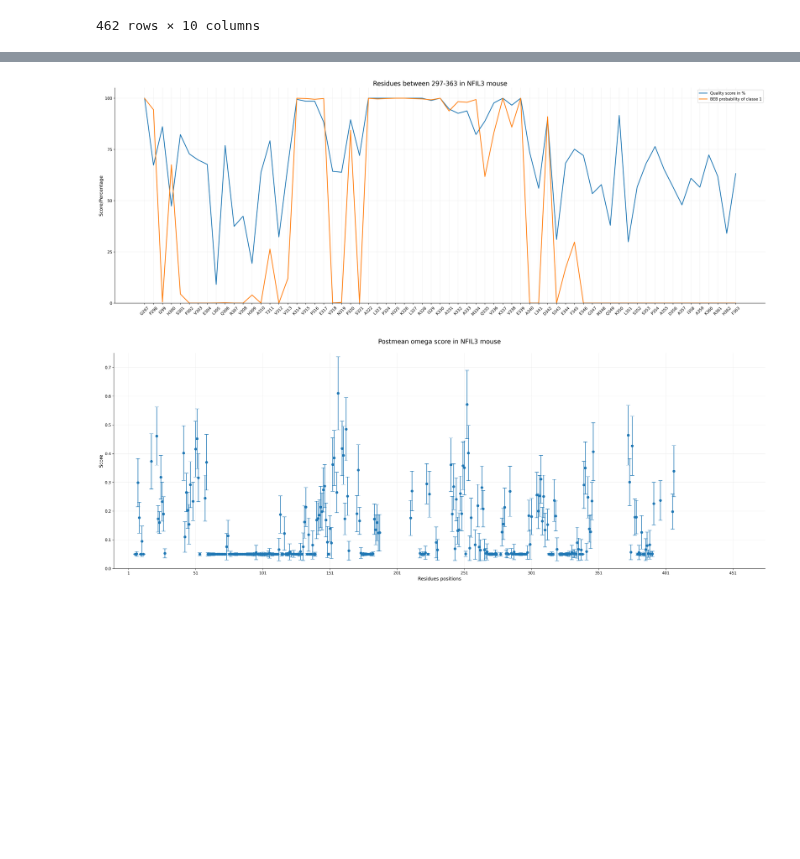
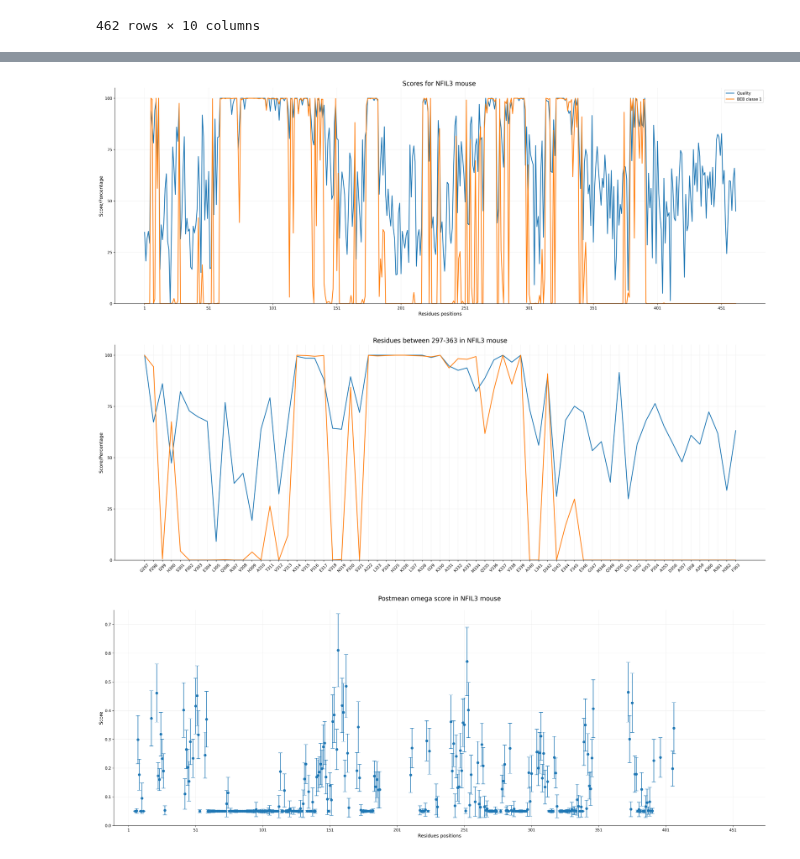
Before and after one commit to Floboysky/dvpILC, a Jupyter notebook: Analysis/conservation.ipynb, the cells around one changed output, grey strips where cells are left out. Saved outputs shown, nothing was run; the diff lists cells and outputs as text; code cells hidden in the pictures; blank space fills up the shorter version.

```diff
--- a/Analysis/conservation.ipynb
+++ b/Analysis/conservation.ipynb
@@ -450,37 +411,0 @@ plt.show()
-# %%
-df_all["Name_Position"] = df_all["Name"] + df_all["Position"].astype(str)
-seq_begin = 296
-seq_end = 363
-
-plt.figure(figsize=(30, 10), dpi=300)
-# c="#1f77b4", c="#d62728", c="#800080", c="#ff7f0e",
-
-# plt.plot(df_all["Name_Position"][seq_begin:seq_end], df_all["AIUPred"][seq_begin:seq_end], label="Disorder in %", linewidth=2)
-# plt.plot(df_all["Name_Position"][seq_begin:seq_end], df_all["pLDDT"][seq_begin:seq_end], label="plDDT score", linewidth=2)
-plt.plot(df_all["Name_Position"][seq_begin:seq_end], df_all["Quality"][seq_begin:seq_end], label="Quality score in %", linewidth=2)
-# plt.plot(df_all["Name_Position"][seq_begin:seq_end], df_all["Conservation"][seq_begin:seq_end], label="Conservation score in %", linewidth=2)
-# plt.plot(df_all["Name_Position"][seq_begin:seq_end], df_all["Consensus"][seq_begin:seq_end], label="Consensus in %", linewidth=2)
-plt.plot(df_all["Name_Position"][seq_begin:seq_end], df_all["BEB classe 1"][seq_begin:seq_end], label="BEB probability of classe 1", linewidth=2)
-
-# plt.title(f"Disordered for residues between {seq_begin+1}-{seq_end} in NFIL3 mouse", fontsize=16)
-# plt.title(f"plDDT score for residues between {seq_begin+1}-{seq_end} in NFIL3 mouse", fontsize=16)
-# plt.title(f"Alignement quality based on BLOSUM62 for residues between {seq_begin+1}-{seq_end} in NFIL3 mouse", fontsize=16)
-# plt.title(f"Conservation score based on AMAS method for residues between {seq_begin+1}-{seq_end} in NFIL3 mouse", fontsize=16)
-# plt.title(f"Consensus residues for residues between {seq_begin+1}-{seq_end} in all NFIL3 proteins", fontsize=16)
-# plt.title(f"BEB probability of classe 1 for residues between {seq_begin+1}-{seq_end} in NFIL3 mouse", fontsize=16)
-
-plt.title(f"Residues between {seq_begin+1}-{seq_end} in NFIL3 mouse", fontsize=16)
-plt.gca().spines["top"].set_visible(False)
-plt.gca().spines["right"].set_visible(False)
-plt.grid(color="0.9", linestyle="-", linewidth=0.5)
-plt.ylim(0, 105)
-plt.yticks(np.linspace(0, 100, 5))
-plt.xticks(rotation=45)
-plt.ylabel("Score/Percentage", fontsize=12)
-
-plt.legend()
-plt.savefig(f"{save_path}/quality_BEB_MRD.png", dpi=300)
-# plt.savefig(f"{save_path}/quality_BEB_MRD.pdf", dpi=300)
-plt.show()
-# %% [output]
-[figure, removed]
@@ -487,3 +510,13 @@ plt.show()
+# %%
+# Nom des index voulus dans le graph
+# NOTE: Aucun espace entre les ","
+name = "Quality,BEB classe 1"
+
+plot_all(df_all, name, save_path)
+plot_zoom(df_all, name, save_path, 297, 363)
+# %% [output]
+[figure, added]
+[figure, added]
 # %%
 # Plot Postmean w
 # %%
```
Also changed, not shown: parts of 3 cells of this notebook, 5 other files.
